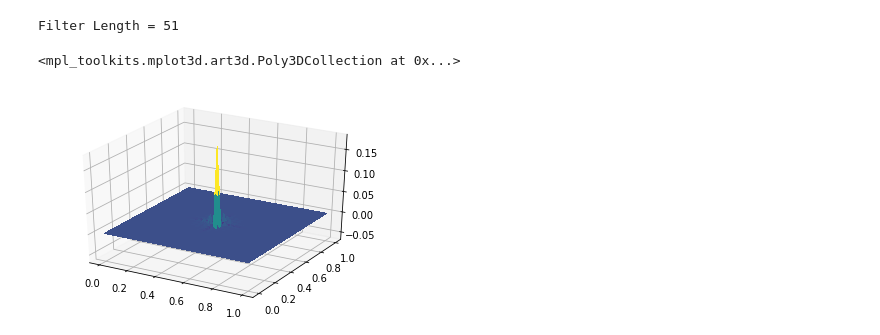
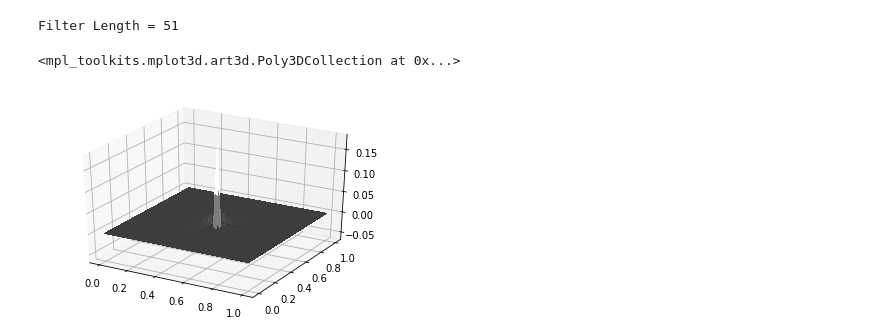
Before and after one commit to felixschloesser/DetectScratches, a Jupyter notebook: notebooks/applications/bearing_bandpass.ipynb, the cells around one changed output. Drawn from its saved outputs; the diff is of its cells as text; code cells hidden in the pictures.

Commit message:
enhanced bandpass

```diff
--- a/notebooks/applications/bearing_bandpass.ipynb
+++ b/notebooks/applications/bearing_bandpass.ipynb
@@ -24,23 +17,22 @@ from ipywidgets import interact
 
 img = load_img("bearing_scrached_fuji_tunnel.jpg")
 # %%
-def bandpass_kernel(cutoff_low=20, cutoff_high=10, transition_band=40, sample_frequency = 1000):
+def bandpass_kernel(lowcut, highcut, transition, sample_frequency):
+    bandpass_wavelet, length = bandpass(lowcut, highcut, transition, sample_frequency)
+    bandpass_2d = np.outer(bandpass_wavelet, bandpass_wavelet)
 
-    bandpass_1d = bandpass(cutoff_low, cutoff_high, transition_band, sample_frequency)
-    bandpass_2d = np.outer(bandpass_1d, bandpass_1d)
-
-    return bandpass_2d
+    return bandpass_2d, length
 # %%
 kernel = bandpass_kernel(cutoff_low=120, cutoff_high=10, transition_band=40, sample_frequency = 500)
 _, size = kernel.shape
 X, Y = np.meshgrid(np.linspace(0,1,size), np.linspace(0,1,size))
 
 fig = plt.figure()
 ax = fig.gca(projection='3d')
-ax.plot_surface(X, Y, kernel, rstride=1, cstride=1, cmap=cm.viridis, linewidth=0, aa=False)
+ax.plot_surface(X, Y, kernel, rstride=1, cstride=1, cmap="gray", linewidth=0, aa=False)
 # %% [output]
 Filter Length = 51
 <mpl_toolkits.mplot3d.art3d.Poly3DCollection at 0x...>
-[figure, old version]
+[figure, new version]
 # %%
 def adjust_bandpass(cutoff_low=120, cutoff_high=10, transition_band=40):
```
Also changed, not shown: parts of 9 cells of this notebook, 2 other files.
